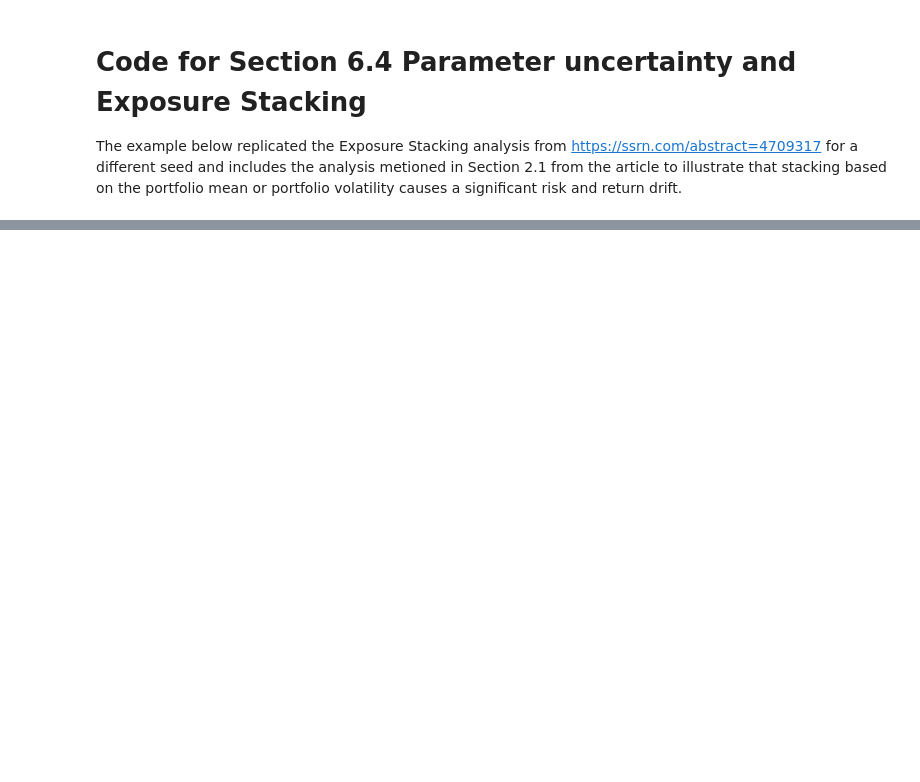
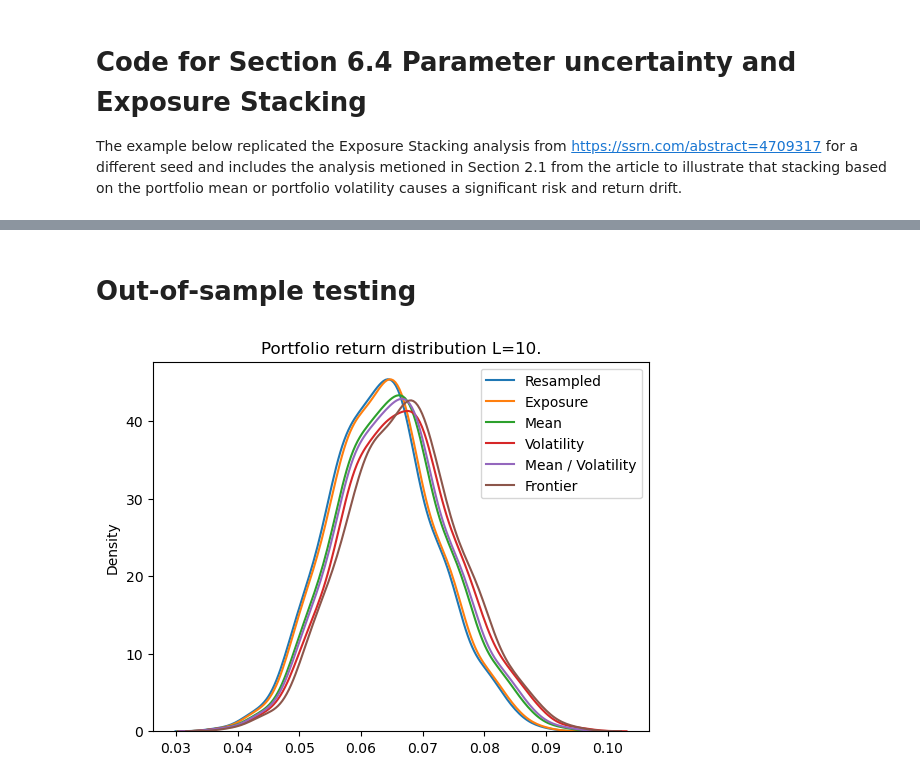
Before and after one commit to radusbriciu/pcrm-book, a Jupyter notebook: code/chapter6/chapter6_4.ipynb, the cells around one changed output, grey strips where cells are left out. Cells and saved outputs as stored; diff of their text form; code cells hidden in the pictures; blank space fills up the shorter version.

```diff
--- a/code/chapter6/chapter6_4.ipynb
+++ b/code/chapter6/chapter6_4.ipynb
@@ -103,0 +121,48 @@ pf_df = pd.DataFrame(
+# %% [markdown]
+# Out-of-sample testing
+# %%
+# Out-of-sample simulations
+return_sim_oos = np.random.multivariate_normal(means, covariance_matrix, (N, B))
+# %%
+def risk_return(pf):
+    """Computes the out of sample risk and return of the portfolio.
+
+    Args:
+        pf: Portfolio to measure risk and return against.
+
+    Returns:
+        Array of shape (2, B) with risk and return for each of the B simulations.
+    """
+    risk_return = np.full((2, B), np.nan)
+    for b in range(B):
+        means_run = np.mean(return_sim_oos[:, b, :], axis=0)
+        cov_run = np.cov(return_sim_oos[:, b, :], rowvar=False)
+        risk_return[0, b] = pf @ cov_run @ pf
+        risk_return[1, b] = means_run @ pf
+    return risk_return
+# %%
+re_rr = risk_return(pf_re)
+re_rar = re_rr[1, :] / re_rr[0, :]
+es_rr = risk_return(pf_es)
+es_rar = es_rr[1, :] / es_rr[0, :]
+return_rr = risk_return(pf_mean[:, 0])
+return_rar = return_rr[1, :] / return_rr[0, :]
+vol_rr = risk_return(pf_vol[:, 0])
+vol_rar = vol_rr[1, :] / vol_rr[0, :]
+mean_vol_rr = risk_return(pf_mean_vol[:, 0])
+mean_vol_rar = mean_vol_rr[1, :] / mean_vol_rr[0, :]
+frontier_rr = risk_return(frontier[:, pf_index])
+frontier_rar = frontier_rr[1, :] / frontier_rr[0, :]
+# %%
+# Return
+sns.kdeplot(x=re_rr[1, :])
+sns.kdeplot(x=es_rr[1, :])
+sns.kdeplot(x=return_rr[1, :])
+sns.kdeplot(x=vol_rr[1, :])
+sns.kdeplot(x=mean_vol_rr[1, :])
+sns.kdeplot(x=frontier_rr[1, :])
+plt.title(f'Portfolio return distribution L={L}.')
+plt.legend(['Resampled', 'Exposure', 'Mean', 'Volatility', 'Mean / Volatility', 'Frontier'])
+plt.show()
+# %% [output]
+[figure, added]
```
Also changed, not shown: parts of 7 cells of this notebook, 2 other files.
